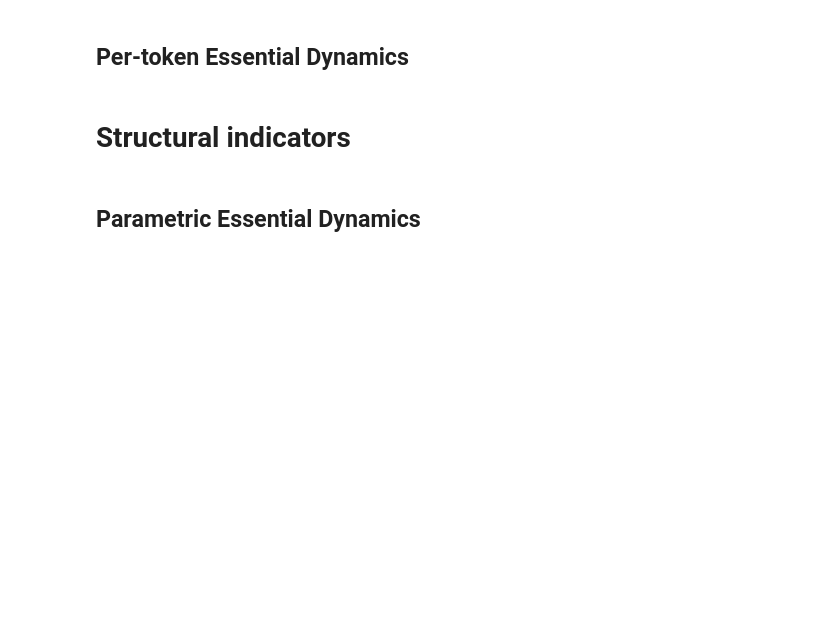
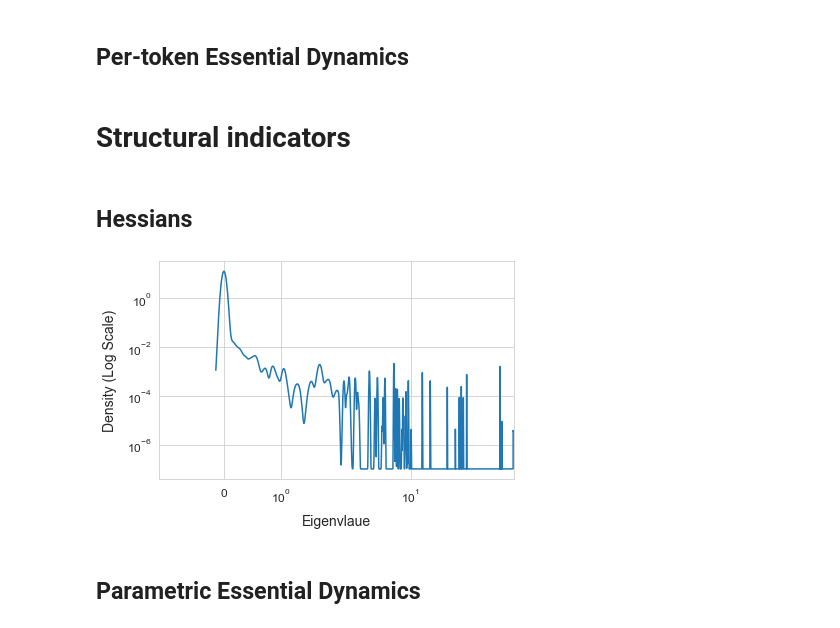
Before and after one commit to timaeus-research/icl, a Jupyter notebook: notebooks/m=inf.ipynb, the cells around one changed output. Saved outputs shown, nothing was run; the diff lists cells and outputs as text; code cells hidden in the pictures; blank space fills up the shorter version.

Commit message:
ADD more misc fixes & hessians

```diff
--- a/notebooks/m=inf.ipynb
+++ b/notebooks/m=inf.ipynb
@@ -1398,3 +1398,5 @@ torch.mps.current_allocated_memory() / 1e9
 ## Per-token Essential Dynamics
 # %% [markdown]
 # Structural indicators
+# %% [markdown]
+## Hessians
@@ -1400,0 +1417,68 @@ torch.mps.current_allocated_memory() / 1e9
+# %%
+def torch_eig_wrapper(*args, eigenvectors=True, **kwargs):
+    # Call the new torch.linalg.eig function
+    eigenvalues, eigenvecs = torch.linalg.eig(*args, **kwargs)
+
+    # Format the output to mimic the old torch.eig
+    # torch.eig used to return a tensor with [real, imaginary] parts for eigenvalues
+    # torch.linalg.eig returns a tensor of complex numbers for eigenvalues
+    eigenvalues_real = eigenvalues.real
+    eigenvalues_imag = eigenvalues.imag
+
+    eigenvalues_combined = torch.stack((eigenvalues_real, eigenvalues_imag), dim=-1)
+    return eigenvalues_combined, eigenvecs
+
+# Monkey patch the torch.eig function in the pyhessian module
+torch.eig = torch_eig_wrapper
+
+density_eigen, density_weight = hessian_comp.density()
+# %%
+# From PyHessian
+
+def density_generate(eigenvalues,
+                     weights,
+                     num_bins=10000,
+                     sigma_squared=1e-5,
+                     overhead=0.01):
+
+    eigenvalues = np.array(eigenvalues)
+    weights = np.array(weights)
+
+    lambda_max = np.mean(np.max(eigenvalues, axis=1), axis=0) + overhead
+    lambda_min = np.mean(np.min(eigenvalues, axis=1), axis=0) - overhead
+
+    grids = np.linspace(lambda_min, lambda_max, num=num_bins)
+    sigma = sigma_squared * max(1, (lambda_max - lambda_min))
+
+    num_runs = eigenvalues.shape[0]
+    density_output = np.zeros((num_runs, num_bins))
+
+    for i in range(num_runs):
+        for j in range(num_bins):
+            x = grids[j]
+            tmp_result = gaussian(eigenvalues[i, :], x, sigma)
+            density_output[i, j] = np.sum(tmp_result * weights[i, :])
+    density = np.mean(density_output, axis=0)
+    normalization = np.sum(density) * (grids[1] - grids[0])
+    density = density / normalization
+    return density, grids
+
+
+def gaussian(x, x0, sigma_squared):
+    return np.exp(-(x0 - x)**2 /
+                  (2.0 * sigma_squared)) / np.sqrt(2 * np.pi * sigma_squared)
+
+def get_esd_plot(eigenvalues, weights):
+    density, grids = density_generate(eigenvalues, weights)
+    plt.semilogy(grids, density + 1.0e-7)
+    plt.ylabel('Density (Log Scale)', fontsize=14, labelpad=10)
+    plt.xlabel('Eigenvlaue', fontsize=14, labelpad=10)
+    plt.xticks(fontsize=12)
+    plt.yticks(fontsize=12)
+    plt.axis([np.min(eigenvalues) - 1, np.max(eigenvalues) + 1, None, None])
+    plt.xscale('symlog')
+    plt.tight_layout()
+
+get_esd_plot(density_eigen, density_weight)
+# %% [output]
+[figure, added]
```
Also changed, not shown: parts of 49 cells of this notebook, 6 other files.
